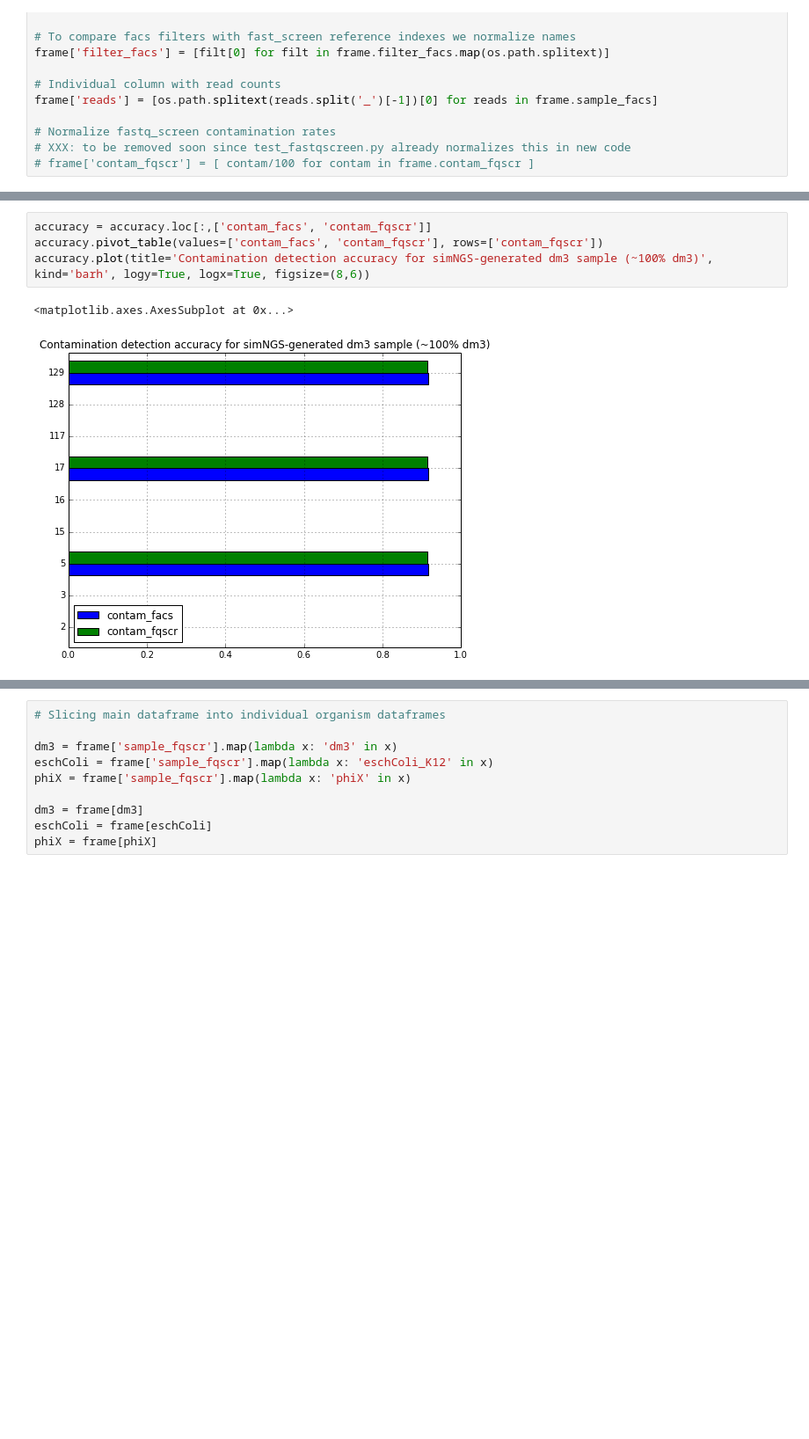
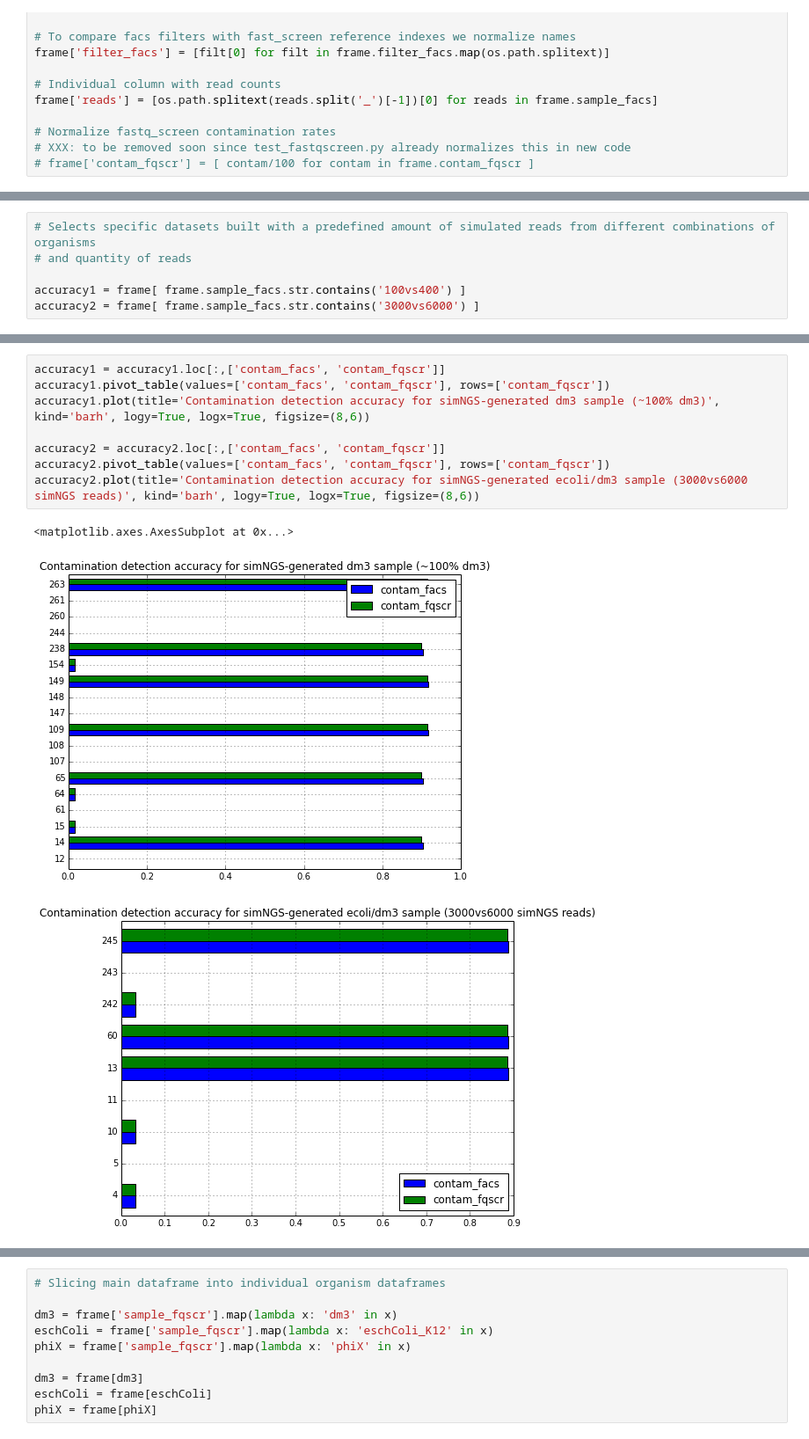
Before and after one commit to SciLifeLab/facs, a Jupyter notebook: facs/utils/benchmarks_facs.ipynb, the cells around one changed output, grey strips where cells are left out. Shown at 88% size. Drawn from its saved outputs; the diff is of its cells as text; blank space fills up the shorter version.

Commit message:
Second accuracy plot, FACS and Fastq_screen are very much alike

```diff
--- a/facs/utils/benchmarks_facs.ipynb
+++ b/facs/utils/benchmarks_facs.ipynb
@@ -84,0 +70,6 @@ accuracy
+# %%
+# Selects specific datasets built with a predefined amount of simulated reads from different combinations of organisms
+# and quantity of reads
+
+accuracy1 = frame[ frame.sample_facs.str.contains('100vs400') ]
+accuracy2 = frame[ frame.sample_facs.str.contains('3000vs6000') ]
@@ -85,7 +89,12 @@ accuracy
 # %%
-accuracy = accuracy.loc[:,['contam_facs', 'contam_fqscr']]
-accuracy.pivot_table(values=['contam_facs', 'contam_fqscr'], rows=['contam_fqscr'])
-accuracy.plot(title='Contamination detection accuracy for simNGS-generated dm3 sample (~100% dm3)', kind='barh', logy=True, logx=True, figsize=(8,6))
+accuracy1 = accuracy1.loc[:,['contam_facs', 'contam_fqscr']]
+accuracy1.pivot_table(values=['contam_facs', 'contam_fqscr'], rows=['contam_fqscr'])
+accuracy1.plot(title='Contamination detection accuracy for simNGS-generated dm3 sample (~100% dm3)', kind='barh', logy=True, logx=True, figsize=(8,6))
+
+accuracy2 = accuracy2.loc[:,['contam_facs', 'contam_fqscr']]
+accuracy2.pivot_table(values=['contam_facs', 'contam_fqscr'], rows=['contam_fqscr'])
+accuracy2.plot(title='Contamination detection accuracy for simNGS-generated ecoli/dm3 sample (3000vs6000 simNGS reads)', kind='barh', logy=True, logx=True, figsize=(8,6))
 # %% [output]
 <matplotlib.axes.AxesSubplot at 0x...>
-[figure, old version]
+[figure, new version]
+[figure, added]
```
Also changed, not shown: parts of 11 cells of this notebook.
